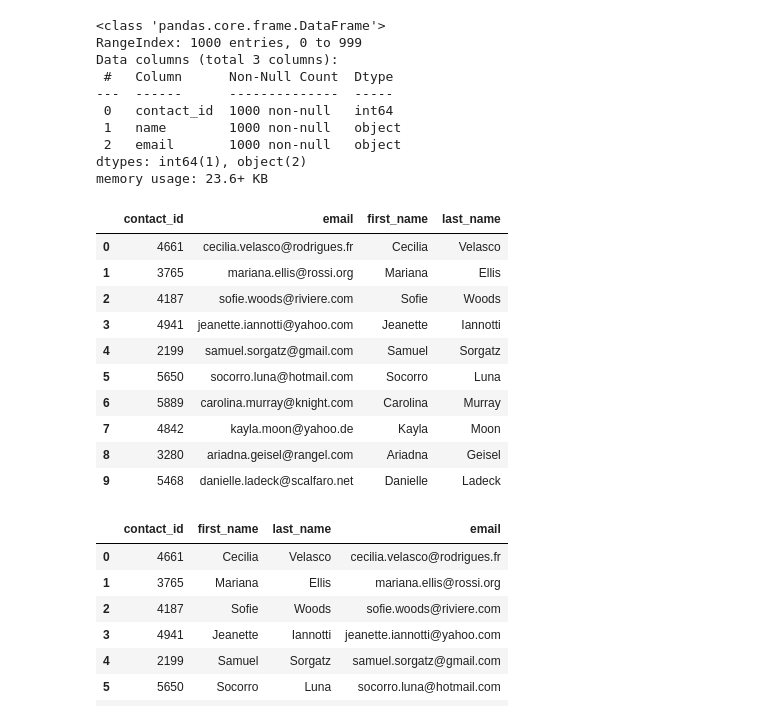
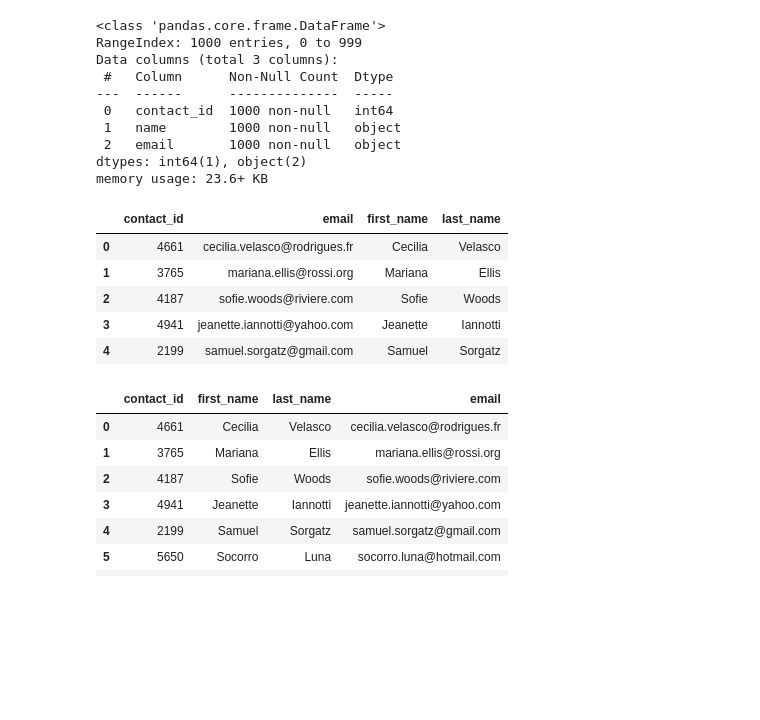
Before and after one commit to mlopez60/Crowdfunding_ETL, a Jupyter notebook: ETL_Mini_Project_Mitch_Code.ipynb, the cells around one changed output. Saved outputs shown, nothing was run; the diff lists cells and outputs as text; code cells hidden in the pictures; blank space fills up the shorter version.

Commit message:
contacts df update

```diff
--- a/ETL_Mini_Project_Mitch_Code.ipynb
+++ b/ETL_Mini_Project_Mitch_Code.ipynb
@@ -276,7 +253,9 @@ campaign_cleaned.to_csv("Resources/campaign.csv", index=False)
 ### Extract the contacts.xlsx Data.
 # %%
 # Read the data into a Pandas DataFrame. Use the `header=2` parameter when reading in the data.
-contact_info_df = pd.read_excel('Resources/contacts.xlsx', header=2)
+
+# Should header actually be 3? -> was not working on header=2
+contact_info_df = pd.read_excel('Resources/contacts.xlsx', header=3)
 contact_info_df.head()
 # %% [output]
 |  | contact_info |
@@ -300,9 +279,13 @@ Then export the DataFrame as a `contacts.csv` CSV file.
 # %%
 # Iterate through the contact_info_df and convert each row to a dictionary.
 import json
+from pprint import pprint
 dict_values = []
-
+for index, row in contact_info_df.iterrows():
+    row_data = json.loads(row[0])
+    row_values = [value for key, value in row_data.items()]
+    dict_values.append(row_values)
 
 # Print out the list of values for each row.
-print(dict_values)
+pprint(dict_values)
 # %% [output]
@@ -310,6 +309,8 @@ print(dict_values)
 # %%
 # Create a contact_info DataFrame and add each list of values, i.e., each row
 # to the 'contact_id', 'name', 'email' columns.
+contacts_df = pd.DataFrame(dict_values, columns=['contact_id', 'name', 'email'])
+contacts_df.head()
 # %% [output]
 |  | contact_id | name | email |
 | 0 | 4661 | Cecilia Velasco | cecilia.velasco@rodrigues.fr |
@@ -332,20 +334,17 @@ dtypes: int64(1), object(2)
 memory usage: 23.6+ KB
 # %%
 # Create a "first"name" and "last_name" column with the first and last names from the "name" column.
-
+contacts_df[["first_name", "last_name"]] = contacts_df["name"].str.split(' ', n=1, expand=True)
 
 # Drop the contact_name column
+contacts_new_df = contacts_df.drop("name", axis=1)
+contacts_new_df.head()
 # %% [output]
 |  | contact_id | email | first_name | last_name |
 | 0 | 4661 | cecilia.velasco@rodrigues.fr | Cecilia | Velasco |
 | 1 | 3765 | mariana.ellis@rossi.org | Mariana | Ellis |
 | 2 | 4187 | sofie.woods@riviere.com | Sofie | Woods |
 | 3 | 4941 | jeanette.iannotti@yahoo.com | Jeanette | Iannotti |
 | 4 | 2199 | samuel.sorgatz@gmail.com | Samuel | Sorgatz |
-| 5 | 5650 | socorro.luna@hotmail.com | Socorro | Luna |
-| 6 | 5889 | carolina.murray@knight.com | Carolina | Murray |
-| 7 | 4842 | kayla.moon@yahoo.de | Kayla | Moon |
-| 8 | 3280 | ariadna.geisel@rangel.com | Ariadna | Geisel |
-| 9 | 5468 | danielle.ladeck@scalfaro.net | Danielle | Ladeck |
 # %%
 # Reorder the columns
```
Also changed, not shown: parts of 11 cells of this notebook, 1 other file.
